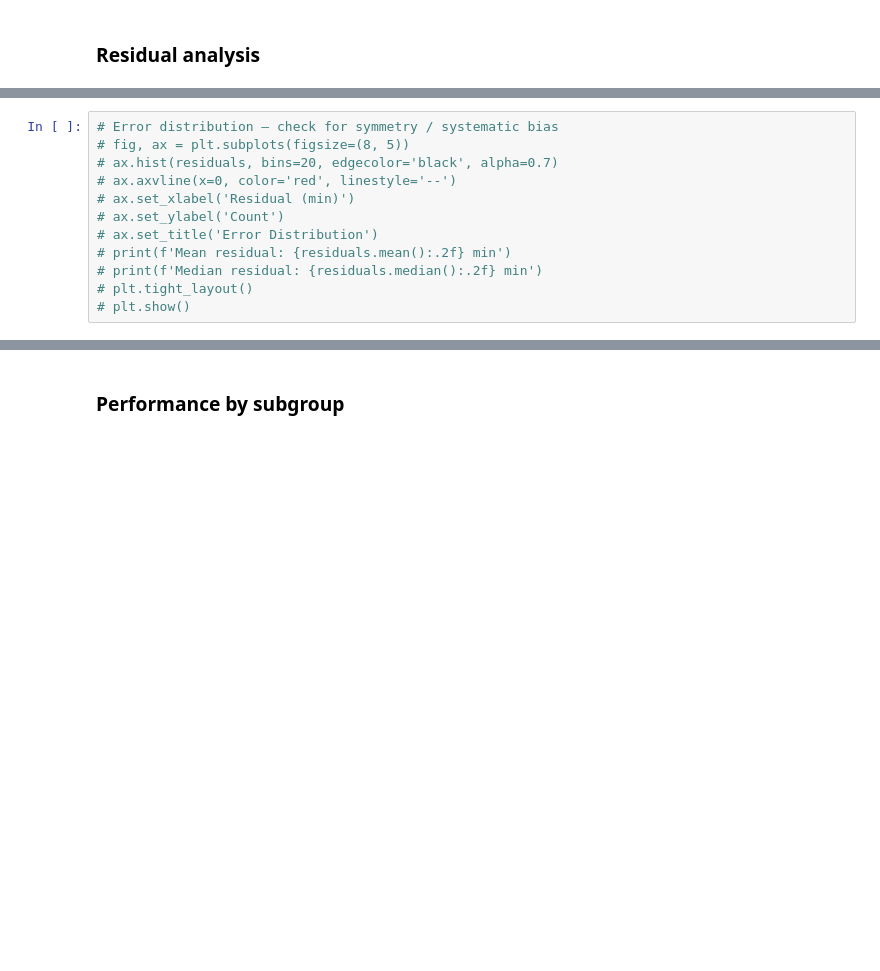
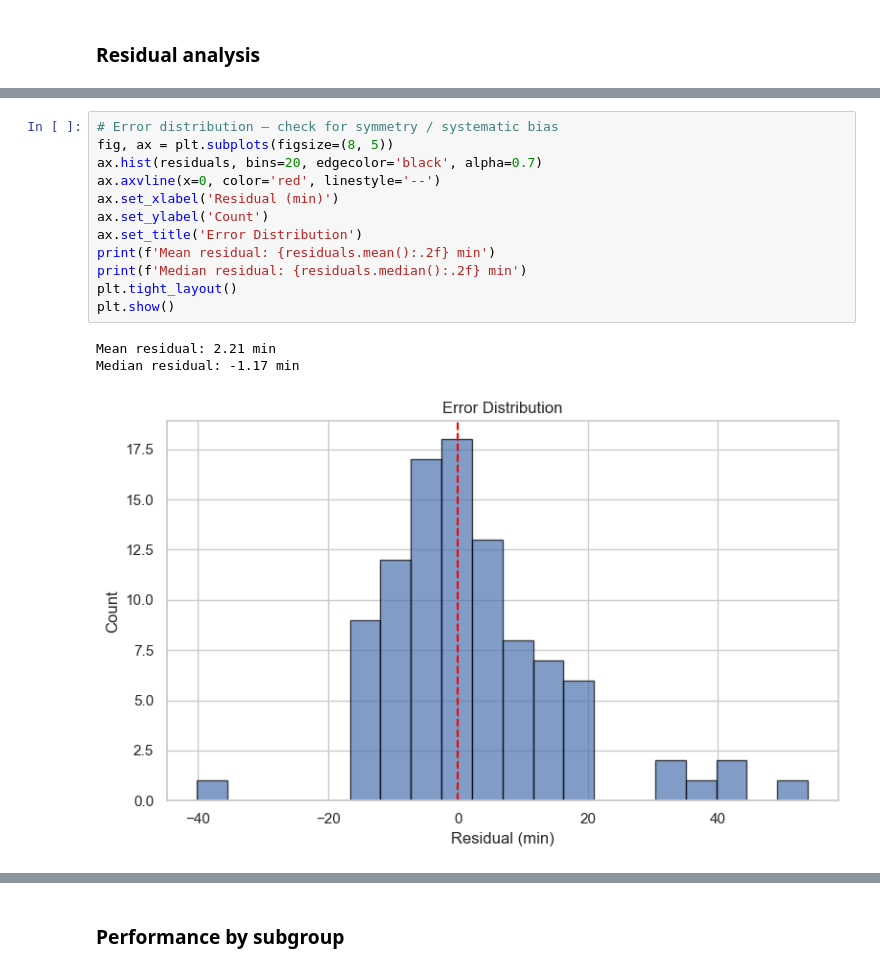
Before and after one commit to jacmil/Marathon-Pace-Predictor, a Jupyter notebook: notebooks/04_evaluation.ipynb, the cells around one changed output, grey strips where cells are left out. Cells and saved outputs as stored; diff of their text form; blank space fills up the shorter version.

```diff
--- a/notebooks/04_evaluation.ipynb
+++ b/notebooks/04_evaluation.ipynb
@@ -122,12 +172,16 @@ Compare all models and baselines on the held-out test set using the same metrics
 # %%
 # Error distribution — check for symmetry / systematic bias
-# fig, ax = plt.subplots(figsize=(8, 5))
-# ax.hist(residuals, bins=20, edgecolor='black', alpha=0.7)
-# ax.axvline(x=0, color='red', linestyle='--')
-# ax.set_xlabel('Residual (min)')
-# ax.set_ylabel('Count')
-# ax.set_title('Error Distribution')
-# print(f'Mean residual: {residuals.mean():.2f} min')
-# print(f'Median residual: {residuals.median():.2f} min')
-# plt.tight_layout()
-# plt.show()
+fig, ax = plt.subplots(figsize=(8, 5))
+ax.hist(residuals, bins=20, edgecolor='black', alpha=0.7)
+ax.axvline(x=0, color='red', linestyle='--')
+ax.set_xlabel('Residual (min)')
+ax.set_ylabel('Count')
+ax.set_title('Error Distribution')
+print(f'Mean residual: {residuals.mean():.2f} min')
+print(f'Median residual: {residuals.median():.2f} min')
+plt.tight_layout()
+plt.show()
+# %% [output]
+Mean residual: 2.21 min
+Median residual: -1.17 min
+[figure, added]
```
Also changed, not shown: parts of 15 cells of this notebook, 2 other files.
